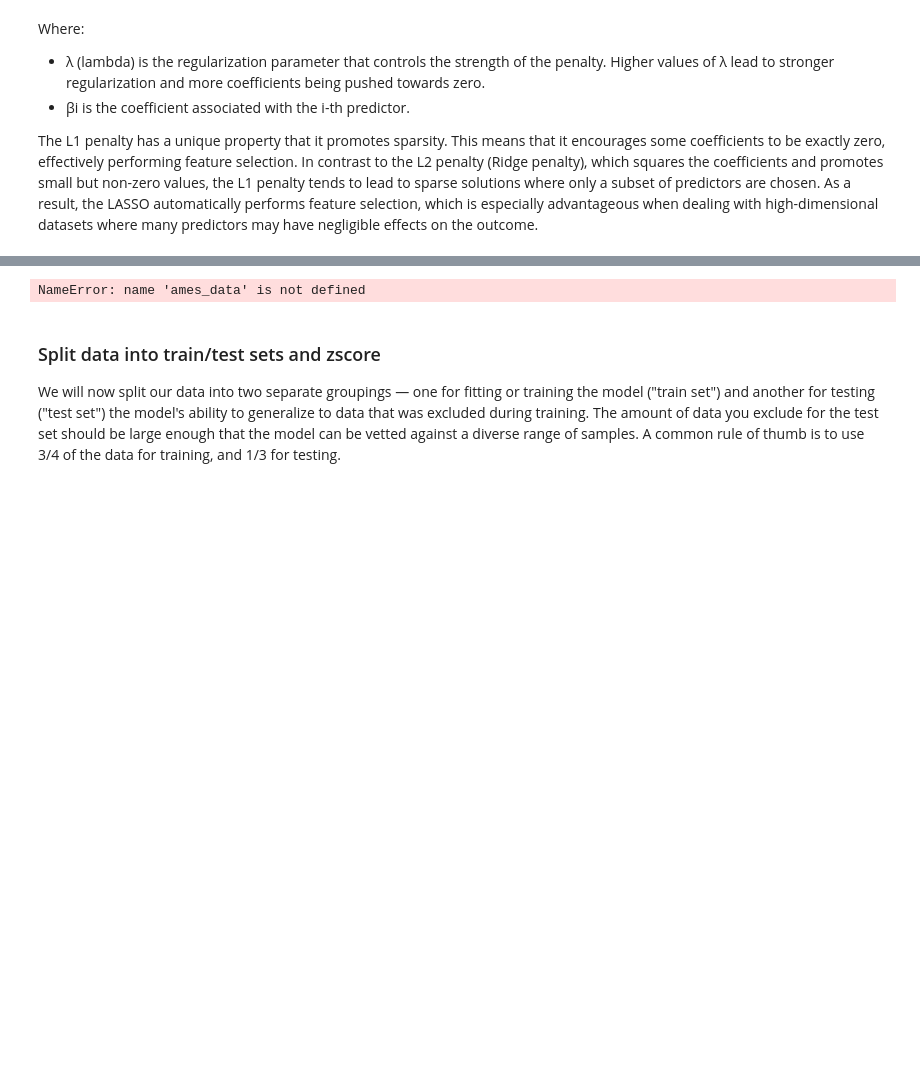
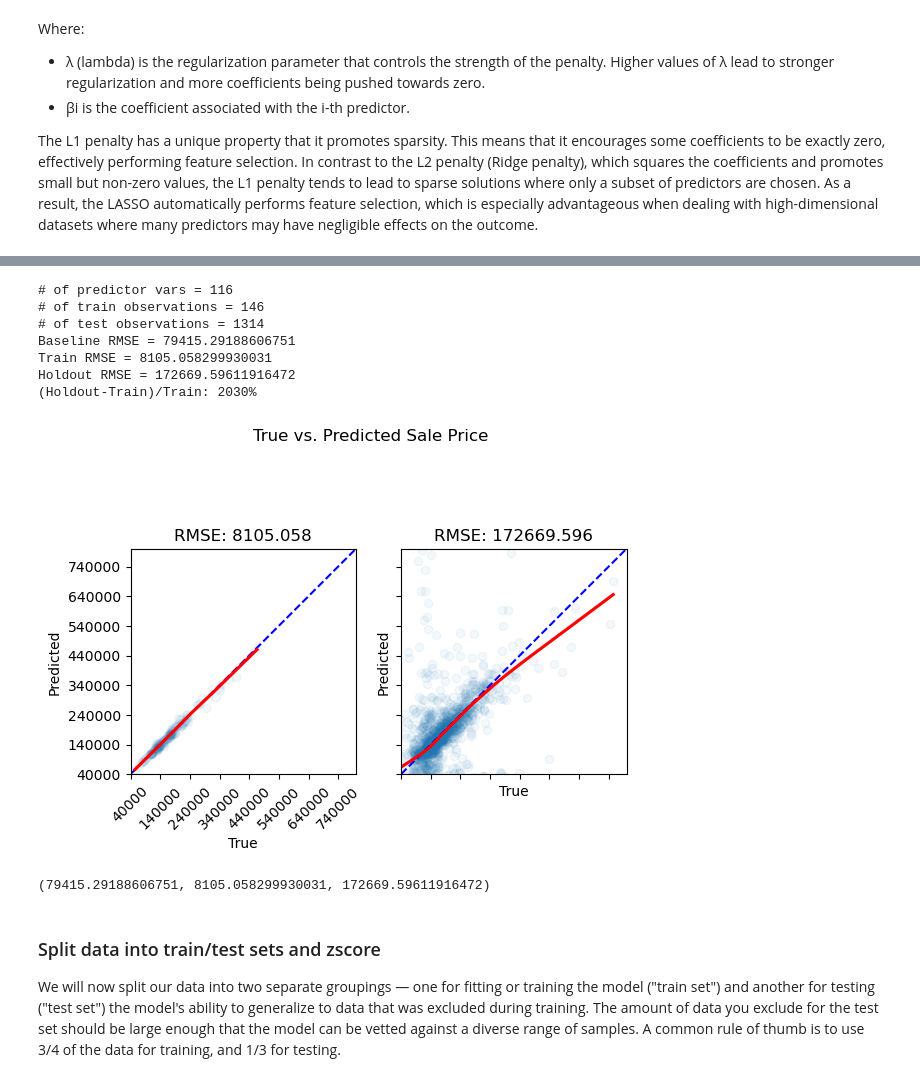
Before and after one commit to carpentries-incubator/high-dimensional-analysis-in-python, a Jupyter notebook: code/08-Regularization.ipynb, the cells around one changed output, grey strips where cells are left out. Drawn from its saved outputs; the diff is of its cells as text; code cells hidden in the pictures; blank space fills up the shorter version.

```diff
--- a/code/08-Regularization.ipynb
+++ b/code/08-Regularization.ipynb
@@ -46,3 +44,4 @@ The L1 penalty has a unique property that it promotes sparsity. This means that
 # %%
-from sklearn.datasets import fetch_openml
-housing = fetch_openml(name="house_prices", as_frame=True, parser='auto') #
+from preprocessing import prep_fulldim_zdata
+X_train_z, X_test_z, y_train, y_test, y = prep_fulldim_zdata(const_thresh= 98, test_size=.9, y_log_scaled=True)
+X_train_z.head()
@@ -49,31 +73,20 @@ housing = fetch_openml(name="house_prices", as_frame=True, parser='auto') #
-# %%
-import numpy as np
-import pandas as pd
-from sklearn.model_selection import train_test_split
-from sklearn.linear_model import LassoCV
-import statsmodels.api as sm
-
-# Load the Ames housing dataset (replace with your own data loading code)
-# ames_data = pd.read_csv('ames_housing.csv')
-
-# Define predictors and target variable
-predictors = ['LotArea', 'YearBuilt', 'YearRemodAdd', 'GarageArea', 'GarageCars']
-X = ames_data[predictors]
-y = ames_data['SalePrice']
-
-# Split the data into training and testing sets
-X_train, X_test, y_train, y_test = train_test_split(X, y, test_size=0.3, random_state=0)
-
-# Create LassoCV model with cross-validation for lambda selection
-lasso_cv = LassoCV(alphas=np.logspace(-6, 6, 13), cv=5)
-lasso_cv.fit(X_train, y_train)
-
-# Calculate p-values for LASSO coefficients
-X_train_with_constant = sm.add_constant(X_train)
-lasso_model = sm.OLS(y_train, X_train_with_constant)
-lasso_results = lasso_model.fit_regularized(alpha=lasso_cv.alpha_, L1_wt=1.0)
-
-# Print the summary of LASSO results
-print(lasso_results.summary())
-# %% [output]
-NameError: name 'ames_data' is not defined
+# %%
+from regression_predict_sklearn import fit_eval_model
+fit_eval_model(y=y, baseline_pred=y.mean(),
+               X_train=X_train_z, y_train=y_train,
+               X_test=X_test_z, y_test=y_test,
+               predictors=X_train_z.columns,
+               metric='RMSE',
+               y_log_scaled=True,
+               model_type='unregularized',
+               include_plots=True, plot_raw=True, verbose=True)
+# %% [output]
+# of predictor vars = 116
+# of train observations = 146
+# of test observations = 1314
+Baseline RMSE = 79415.29188606751
+Train RMSE = 8105.058299930031
+Holdout RMSE = 172669.59611916472
+(Holdout-Train)/Train: 2030%
+[figure, added]
+(79415.29188606751, 8105.058299930031, 172669.59611916472)
```
Also changed, not shown: parts of 5 cells of this notebook, 3 other files.
